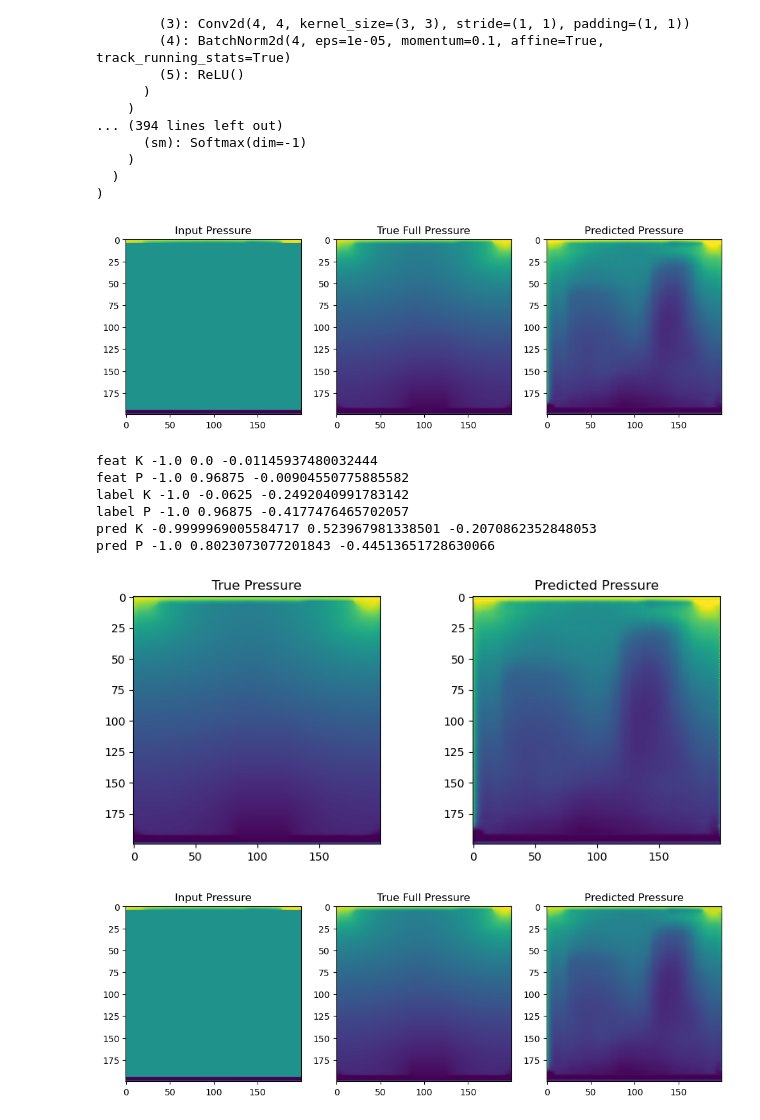
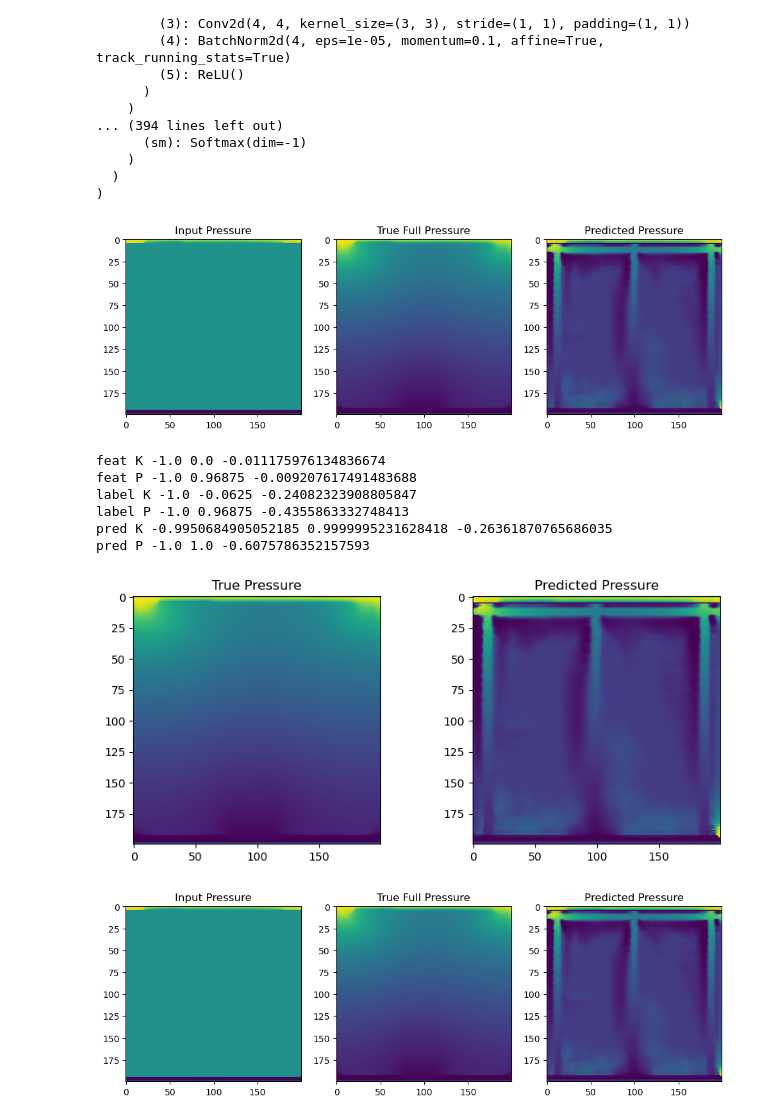
Before and after one commit to JadenLews/Learning, a Jupyter notebook: DeepLearn/physics/0525_visualize_compare.ipynb, the cells around one changed output. Saved outputs shown, nothing was run; the diff lists cells and outputs as text; code cells hidden in the pictures.

```diff
--- a/DeepLearn/physics/0525_visualize_compare.ipynb
+++ b/DeepLearn/physics/0525_visualize_compare.ipynb
@@ -10,14 +10,14 @@ model = make_model(
     channels="KP"
 )
 model.load_state_dict(torch.load(
-    # "official_darcy/final/border_physics_limited_splitnet_attn_darcy_1p0_best_state.pt",
+    "official_darcy/final/border_physics_limited_splitnet_attn_darcy_1p0_best_state.pt",
     # "baseline_full/final/border_splitnet_attn_baseline_full_nodarcy_best_state.pt",
     # "recent_analysis_unet/physics_tests/fixed/fixed_physics_limited_attn_unet_darcy_0p0_best_state.pt",
-    # "official_darcy/final/border_physics_limited_splitnet_attn_darcy_1p0_best_state.pt",
+    # "official_darcy/final/border_physics_limited_splitnet_attn_darcy_5p0_best_state.pt",
     # "baseline_full/final/border_prof_unet_baseline_full_nodarcy_best_state.pt",
     # "baseline_full/final/border_unetfixed_baseline_full_nodarcy_best_state.pt",
+    # "limited_prior_tests2/border_splitnet_physics_limited_mask_mse_darcy_tvP_stats_d5_3e-4_best_state.pt",
     # "limited_prior_tests/border_splitnet_physics_limited_mask_mse_darcy_tvP_stats_best_state.pt",
-    "limited_prior_tests2/border_splitnet_attn_physics_limited_mask_mse_darcy_tvP_stats_best_state.pt",
 
     map_location=DEVICE
 ))
@@ -48,38 +48,38 @@ import matplotlib.pyplot as plt
 import datasets
 from model_loader import make_model, DEVICE, ChannelSelectDataset
 
-val_sims = np.array([1])
+val_sims = np.array([123])
 
 base_dataset = datasets.BorderDenseDatasetFull(
     sims=val_sims,
     channels="KP"
 )
 
 dataset = ChannelSelectDataset(base_dataset, channels="KP")
-num = 199
+num = 155
 feat, label = dataset[num]
 # feat, label, msk = dataset[num]
 
 with torch.no_grad():
     pred = model(feat.unsqueeze(0).to(DEVICE)).squeeze(0).cpu()
 
 plt.figure(figsize=(12,4))
 
 plt.subplot(1,3,1)
 plt.imshow(feat[1].cpu())
 plt.title("Input Pressure")
 
 plt.subplot(1,3,2)
 plt.imshow(label[1].cpu())
 plt.title("True Full Pressure")
 
 plt.subplot(1,3,3)
 plt.imshow(pred[1])
 plt.title("Predicted Pressure")
 
 plt.show()
 # %% [output]
-[figure, old version]
+[figure, new version]
 # %%
 for name, x in [
     ("feat K", feat[0]),
@@ -91,12 +91,12 @@ for name, x in [
 ]:
     print(name, x.min().item(), x.max().item(), x.mean().item())
 # %% [output]
-feat K -1.0 0.0 -0.01145937480032444
-feat P -1.0 0.96875 -0.00904550775885582
-label K -1.0 -0.0625 -0.2492040991783142
-label P -1.0 0.96875 -0.4177476465702057
-pred K -0.9999969005584717 0.523967981338501 -0.2070862352848053
-pred P -1.0 0.8023073077201843 -0.44513651728630066
+feat K -1.0 0.0 -0.011175976134836674
+feat P -1.0 0.96875 -0.009207617491483688
+label K -1.0 -0.0625 -0.24082323908805847
+label P -1.0 0.96875 -0.4355863332748413
+pred K -0.9950684905052185 0.9999995231628418 -0.26361870765686035
+pred P -1.0 1.0 -0.6075786352157593
 # %%
 plt.figure(figsize=(10, 4))
 
@@ -110,7 +110,7 @@ plt.title("Predicted Pressure")
 
 plt.show()
 # %% [output]
-[figure, old version]
+[figure, new version]
 # %%
 true_p = label[1].cpu()
 pred_p = pred[1].cpu()
@@ -134,7 +134,7 @@ plt.title("Predicted Pressure")
 
 plt.show()
 # %% [output]
-[figure, old version]
+[figure, new version]
 # %%
 true_k = label[0].cpu()
 pred_k = pred[0].cpu()
```
Also changed, not shown: parts of 1 cell of this notebook, 3 other files.
